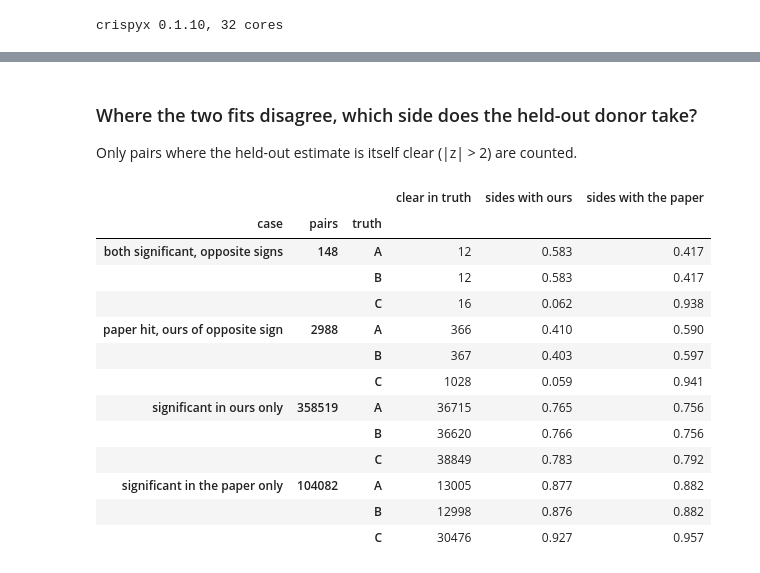
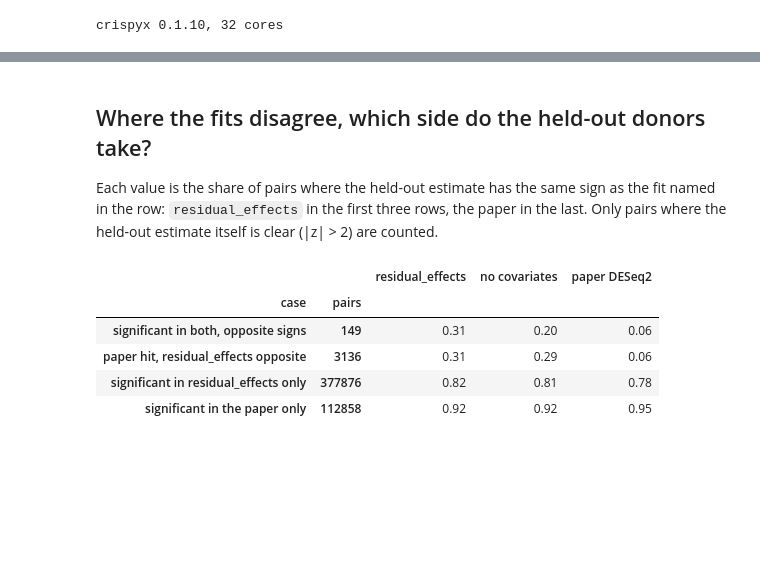
Before and after one commit to JinHongDu-Lab/crispyx, a Jupyter notebook: docs/notebooks/residual_effects_tutorial.ipynb, the cells around one changed output, grey strips where cells are left out. Saved outputs shown, nothing was run; the diff lists cells and outputs as text; code cells hidden in the pictures; blank space fills up the shorter version.

```diff
--- a/docs/notebooks/residual_effects_tutorial.ipynb
+++ b/docs/notebooks/residual_effects_tutorial.ipynb
@@ -52,7 +59,7 @@ import crispyx as cx
 DATA_DIR = ROOT / 'data' / 'gwcd4i'
 OUTPUT_DIR = Path('tutorial_outputs')
 OUTPUT_DIR.mkdir(parents=True, exist_ok=True)
-DONORS = ['D1', 'D2', 'D3']
+DONORS = ['D1', 'D2', 'D3', 'D4']
 
 cores = len(os.sched_getaffinity(0)) if hasattr(os, 'sched_getaffinity') else os.cpu_count()
 print(f'crispyx {cx.__version__}, {cores} cores')
@@ -109,6 +115,6 @@ mask; row chunks without a kept cell are not read. The mask comes from `obs` alo
 # %%
 filtered = {}
-with measured('keep guide-resolved cells (3 files)'):
+with measured('keep guide-resolved cells (4 files)'):
     for donor in DONORS:
         source = DATA_DIR / f'{donor}_Rest.assigned_guide.h5ad'
         obs = cx.load_obs(source)
@@ -147,5 +153,5 @@ matrices as they are would silently relabel all of D3's genes.
 # %%
-merged_path = OUTPUT_DIR / 'CD4T_Rest_D1-D3.h5ad'
+merged_path = OUTPUT_DIR / 'CD4T_Rest.h5ad'
 gene_order = {donor: list(cx.load_var(filtered[donor]).index) for donor in DONORS}
 print('same gene order as D1:', {donor: gene_order[donor] == gene_order['D1'] for donor in DONORS})
 with measured('concatenate the donors'), warnings_as_messages():
@@ -361,10 +376,9 @@ for name, est in effects.items():
         ok = hits & np.isfinite(z)
         comparison.append({
             'design': name, 'null': null,
-            'median r(z), all targets': np.nanmedian(r),
-            'median r(z), >= 10 paper DE genes': np.nanmedian(r[strong]),
-            "sign agreement on the paper's hits": np.mean(np.sign(z[ok]) == np.sign(paper_z[ok])),
-            "|z| > 3 among the paper's non-hits": np.mean(np.abs(z[non_hits & np.isfinite(z)]) > 3),
+            'median r': np.nanmedian(r),
+            'same sign on paper hits': np.mean(np.sign(z[ok]) == np.sign(paper_z[ok])),
+            '|z| > 3 on paper non-hits': np.mean(np.abs(z[non_hits & np.isfinite(z)]) > 3),
         })
 pd.DataFrame(comparison).set_index(['design', 'null']).round(3)
 # %% [output]
@@ -531,41 +550,35 @@ pd.DataFrame(rows).set_index(['fit', 'calls']).round(3).T
 # %% [markdown]
-### Where the two fits disagree, which side does the held-out donor take?
+## Where the fits disagree, which side do the held-out donors take?
 
-Only pairs where the held-out estimate is itself clear (|z| > 2) are counted.
+Each value is the share of pairs where the held-out estimate has the same sign as the fit named in the
+row: `residual_effects` in the first three rows, the paper in the last. Only pairs where the held-out
+estimate itself is clear (|z| > 2) are counted.
 # %%
-ours_z, ours_q = fits['residual_effects (D1+D2)']
-theirs_z, theirs_q = fits['paper DESeq2 (D1+D2)']
-both = np.isfinite(ours_z) & np.isfinite(theirs_z)
-ours_hit, theirs_hit = (ours_q < 0.1) & both, (theirs_q < 0.1) & both
-cases = {
-    'both significant, opposite signs': ours_hit & theirs_hit & (np.sign(ours_z) != np.sign(theirs_z)),
-    'paper hit, ours of opposite sign': theirs_hit & (np.sign(ours_z) != np.sign(theirs_z)),
-    'significant in ours only': ours_hit & ~theirs_hit,
-    'significant in the paper only': theirs_hit & ~ours_hit,
+ours_z, ours_q = fits['residual_effects']
+paper_fit_z, paper_fit_q = fits['paper DESeq2']
+both = np.isfinite(ours_z) & np.isfinite(paper_fit_z)
+ours_hit, paper_hit = (ours_q < 0.1) & both, (paper_fit_q < 0.1) & both
+cases = {  # case: (pairs, which fit's sign to check against)
+    'significant in both, opposite signs': (ours_hit & paper_hit & (np.sign(ours_z) != np.sign(paper_fit_z)), ours_z),
+    'paper hit, residual_effects opposite': (paper_hit & (np.sign(ours_z) != np.sign(paper_fit_z)), ours_z),
+    'significant in residual_effects only': (ours_hit & ~paper_hit, ours_z),
+    'significant in the paper only': (paper_hit & ~ours_hit, paper_fit_z),
 }
 rows = []
-for case, mask in cases.items():
-    for name, truth in truths.items():
-        m = mask & np.isfinite(truth) & (np.abs(truth) > 2)
-        rows.append({'case': case, 'pairs': mask.sum(), 'truth': name, 'clear in truth': m.sum(),
-                     'sides with ours': np.mean(np.sign(truth[m]) == np.sign(ours_z[m])),
-                     'sides with the paper': np.mean(np.sign(truth[m]) == np.sign(theirs_z[m]))})
-pd.DataFrame(rows).set_index(['case', 'pairs', 'truth']).round(3)
+for case, (mask, z) in cases.items():
+    row = {'case': case, 'pairs': int(mask.sum())}
+    for held, truth in truths.items():
+        clear = mask & np.isfinite(truth) & (np.abs(truth) > 2)
+        row[held] = np.mean(np.sign(truth[clear]) == np.sign(z[clear]))
+    rows.append(row)
+pd.DataFrame(rows).set_index(['case', 'pairs']).round(2)
 # %% [output]
-|  |  |  | clear in truth | sides with ours | sides with the paper |
-| case | pairs | truth |  |  |  |
-| both significant, opposite signs | 148 | A | 12 | 0.583 | 0.417 |
-|  |  | B | 12 | 0.583 | 0.417 |
-|  |  | C | 16 | 0.062 | 0.938 |
-| paper hit, ours of opposite sign | 2988 | A | 366 | 0.410 | 0.590 |
-|  |  | B | 367 | 0.403 | 0.597 |
-|  |  | C | 1028 | 0.059 | 0.941 |
-| significant in ours only | 358519 | A | 36715 | 0.765 | 0.756 |
-|  |  | B | 36620 | 0.766 | 0.756 |
-|  |  | C | 38849 | 0.783 | 0.792 |
-| significant in the paper only | 104082 | A | 13005 | 0.877 | 0.882 |
-|  |  | B | 12998 | 0.876 | 0.882 |
-|  |  | C | 30476 | 0.927 | 0.957 |
+|  |  | residual_effects | no covariates | paper DESeq2 |
+| case | pairs |  |  |  |
+| significant in both, opposite signs | 149 | 0.31 | 0.20 | 0.06 |
+| paper hit, residual_effects opposite | 3136 | 0.31 | 0.29 | 0.06 |
+| significant in residual_effects only | 377876 | 0.82 | 0.81 | 0.78 |
+| significant in the paper only | 112858 | 0.92 | 0.92 | 0.95 |
 # %% [markdown]
 ## Why the two disagree
 
```
Also changed, not shown: parts of 30 cells of this notebook, 2 other files.
